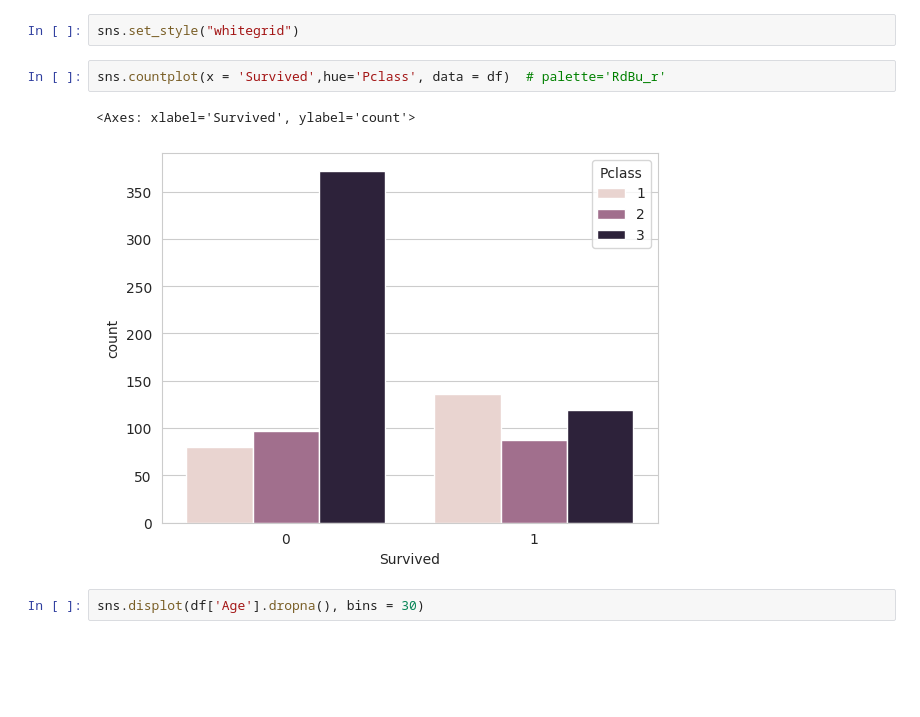
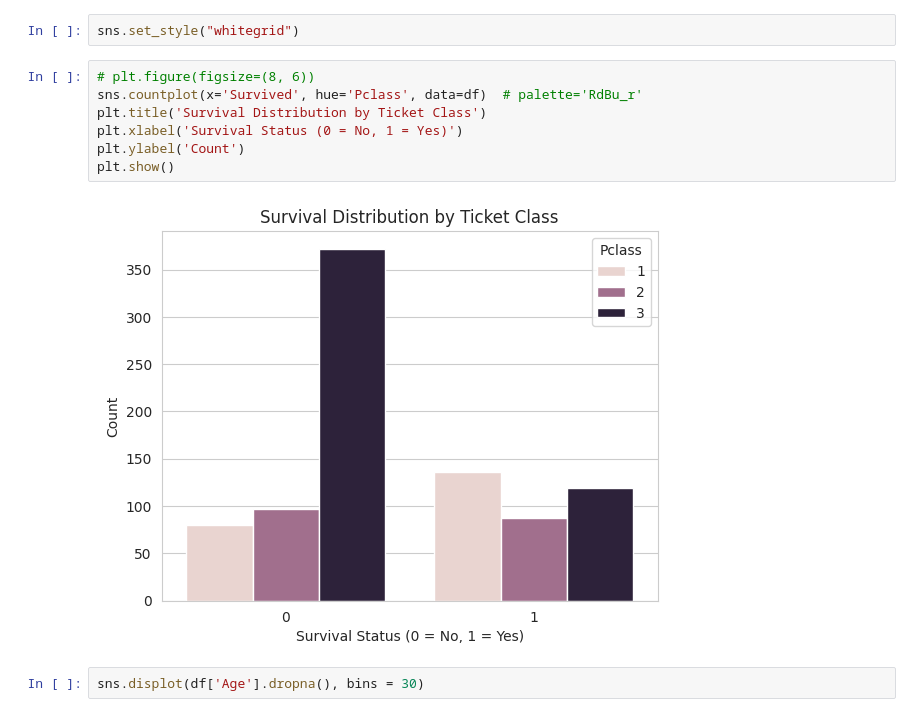
Before and after one commit to shivakumar-aitharaju/Python_Libraries, a Jupyter notebook: Machine Learning/LogisticRegression.ipynb, the cells around one changed output. Saved outputs shown, nothing was run; the diff lists cells and outputs as text; blank space fills up the shorter version.

```diff
--- a/Machine Learning/LogisticRegression.ipynb
+++ b/Machine Learning/LogisticRegression.ipynb
@@ -39,11 +60,15 @@ sns.heatmap(df.isnull(), yticklabels= False, cbar= False, cmap = 'viridis')
 [figure]
 # %%
 sns.set_style("whitegrid")
-# %%
-sns.countplot(x = 'Survived',hue='Pclass', data = df)  # palette='RdBu_r'
-# %% [output]
-<Axes: xlabel='Survived', ylabel='count'>
-[figure, removed]
+# %%
+# plt.figure(figsize=(8, 6))
+sns.countplot(x='Survived', hue='Pclass', data=df)  # palette='RdBu_r'
+plt.title('Survival Distribution by Ticket Class')
+plt.xlabel('Survival Status (0 = No, 1 = Yes)')
+plt.ylabel('Count')
+plt.show()
+# %% [output]
+[figure, added]
 # %%
 sns.displot(df['Age'].dropna(), bins = 30)
 # %% [output]
```
Also changed, not shown: parts of 3 cells of this notebook, 2 other files.
